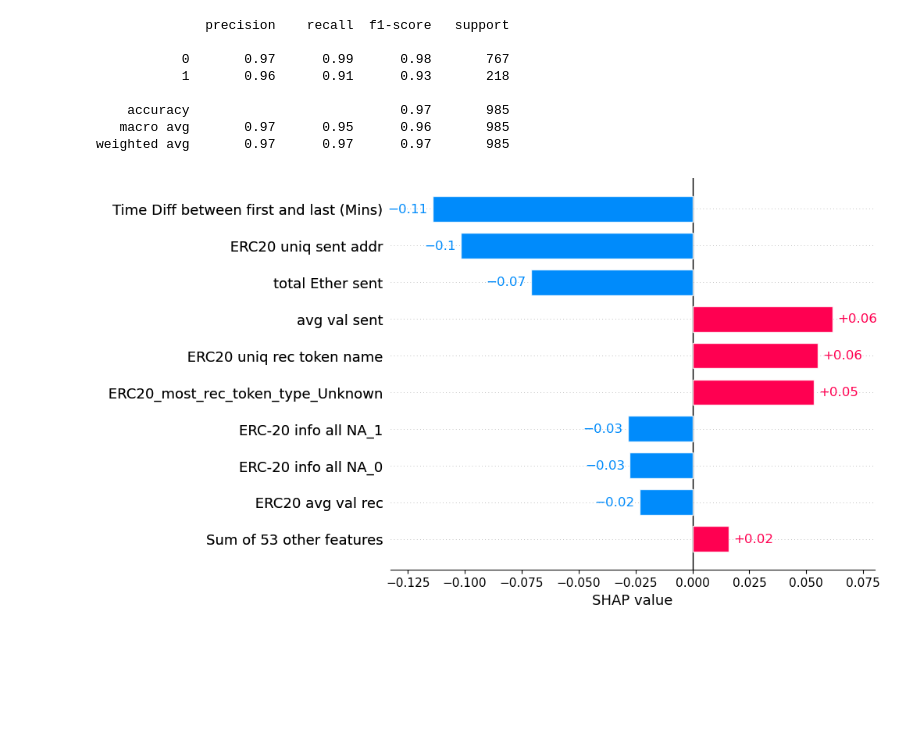
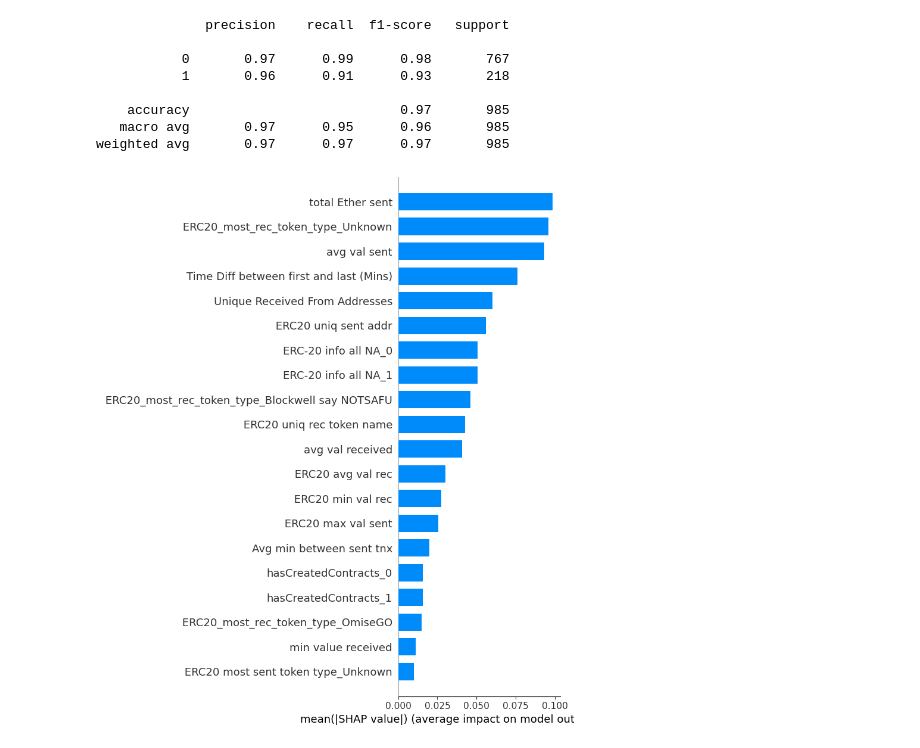
Before and after one commit to Mingg-Shi/CryptoFraud, a Jupyter notebook: model_split_first_base.ipynb, the cells around one changed output. Cells and saved outputs as stored; diff of their text form; code cells hidden in the pictures; blank space fills up the shorter version.

```diff
--- a/model_split_first_base.ipynb
+++ b/model_split_first_base.ipynb
@@ -66,6 +62,6 @@ r = permutation_importance(lr, X_val, y_val,
 # %%
 explainer = shap.Explainer(lr.predict,X_train)
-shap_values = explainer(X_test)
-shap.plots.bar(shap_values[0])
+shap_values = explainer(X_train)
+shap.summary_plot(shap_values, X_train, plot_type='bar')
 # %% [output]
-[figure, old version]
+[figure, new version]
```
Also changed, not shown: parts of 1 cell of this notebook, 2 other files.
